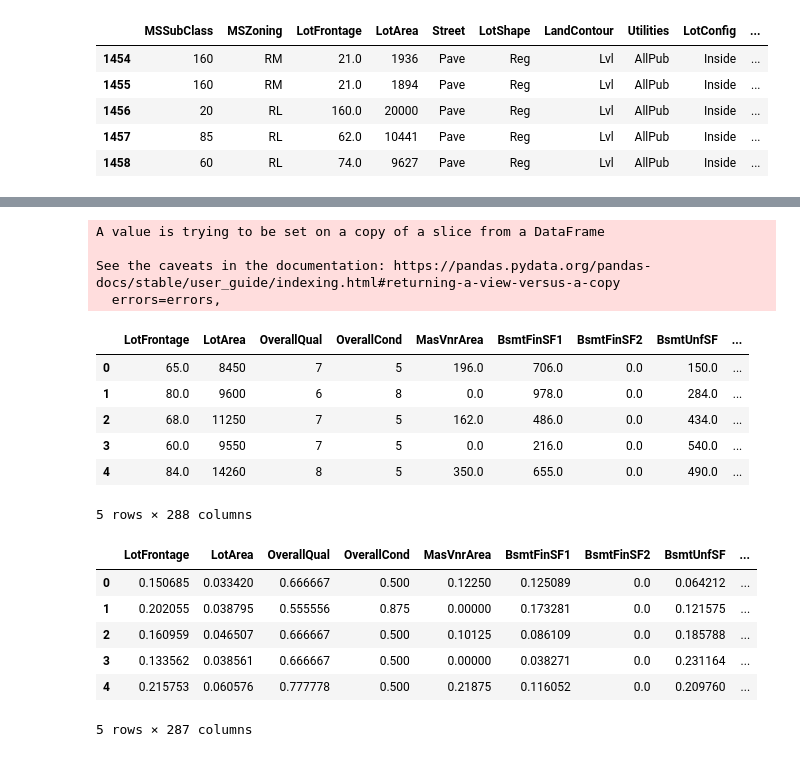
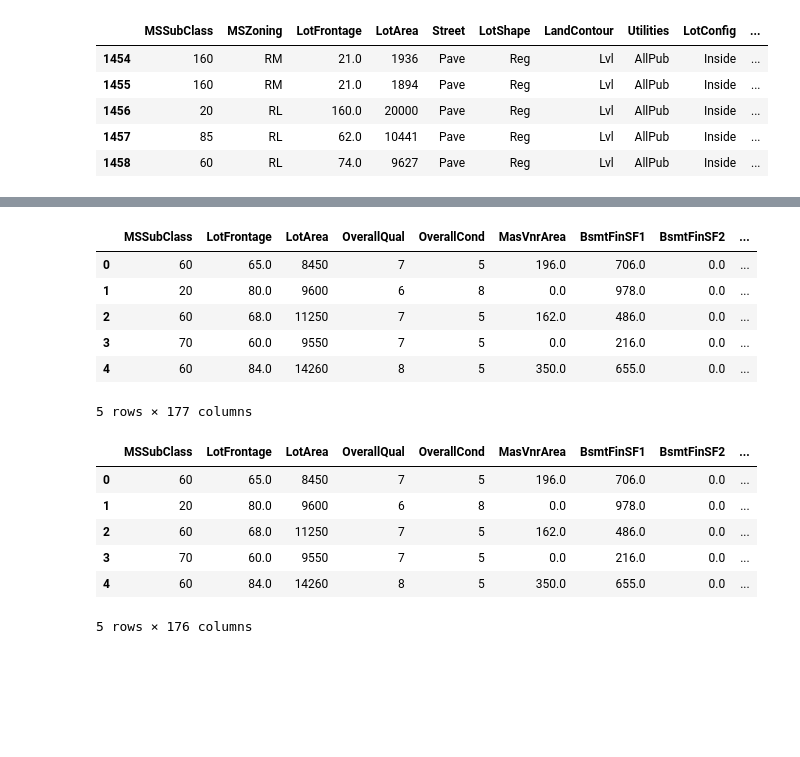
Before and after one commit to galib96/housing-price-prediction-regression, a Jupyter notebook: Housing Price Prediction Kaggle data set.ipynb, the cells around one changed output, grey strips where cells are left out. Saved outputs shown, nothing was run; the diff lists cells and outputs as text; code cells hidden in the pictures; blank space fills up the shorter version.

```diff
--- a/Housing Price Prediction Kaggle data set.ipynb
+++ b/Housing Price Prediction Kaggle data set.ipynb
@@ -361,8 +342,8 @@ df_train.head()
 # %%
 # concatenating training and test data.
 
-df_train_test = pd.concat([df_train, df_test], axis=0)
-df_train_test.head()
+train_test_df = pd.concat([df_train, df_test], axis=0)
+train_test_df.head()
 # %% [output]
 |  | MSSubClass | MSZoning | LotFrontage | LotArea | Street | LotShape | LandContour | Utilities | LotConfig | ... |
 | 0 | 60 | RL | 65.0 | 8450 | Pave | Reg | Lvl | AllPub | Inside | ... |
@@ -390,13 +396,12 @@ df_train_test.shape
 # %%
 # convert categorical to numerical
 
-df_train_test = pd.get_dummies(df_train_test,columns=column_cat)
+train_test_df = dummy(column_cat)
 
-# dropping duplicated columns to avoid correlation problem
 
-df_train_test = df_train_test.loc[:,~df_train_test.columns.duplicated()]
+train_test_df = train_test_df.loc[:,~train_test_df.columns.duplicated()]
 
 # checking the shape of combined dataframe
 
-df_train_test.shape
+train_test_df.shape
 # %% [output]
@@ -414,56 +436,51 @@ df_train_test.head()
 # %%
 # extracting original training and test dataset from combined dataframe
 
-df_train = df_train_test.iloc[:1460,:]
-df_test = df_train_test.iloc[1460:,:]
-
-# dropping SalePrice column from Test data as it contains nothing.
-
-df_test.drop(columns=['SalePrice'], axis=1, inplace = True)
+df_train = train_test_df.iloc[:1460,:]
+df_test = train_test_df.iloc[1460:,:]
 
 # Getting all the columns names of test set to a list
 
-df_t_columns = list(df_test.columns)
+df_t_columns = list(train_test_df.columns)
 
 # positioning the SalePrice column in its original position in training set
 
-sale_price = df_train['SalePrice']
 df_train = df_train[df_t_columns]
 df_train['SalePrice'] = sale_price
 df_train.head()
 # %% [output]
+|  | MSSubClass | LotFrontage | LotArea | OverallQual | OverallCond | MasVnrArea | BsmtFinSF1 | BsmtFinSF2 | ... |
+| 0 | 60 | 65.0 | 8450 | 7 | 5 | 196.0 | 706.0 | 0.0 | ... |
+| 1 | 20 | 80.0 | 9600 | 6 | 8 | 0.0 | 978.0 | 0.0 | ... |
+| 2 | 60 | 68.0 | 11250 | 7 | 5 | 162.0 | 486.0 | 0.0 | ... |
+| 3 | 70 | 60.0 | 9550 | 7 | 5 | 0.0 | 216.0 | 0.0 | ... |
+| 4 | 60 | 84.0 | 14260 | 8 | 5 | 350.0 | 655.0 | 0.0 | ... |
-A value is trying to be set on a copy of a slice from a DataFrame
-
-See the caveats in the documentation: https://pandas.pydata.org/pandas-docs/stable/user_guide/indexing.html#returning-a-view-versus-a-copy
-  errors=errors,
+5 rows × 177 columns
-|  | LotFrontage | LotArea | OverallQual | OverallCond | MasVnrArea | BsmtFinSF1 | BsmtFinSF2 | BsmtUnfSF | ... |
-| 0 | 65.0 | 8450 | 7 | 5 | 196.0 | 706.0 | 0.0 | 150.0 | ... |
-| 1 | 80.0 | 9600 | 6 | 8 | 0.0 | 978.0 | 0.0 | 284.0 | ... |
-| 2 | 68.0 | 11250 | 7 | 5 | 162.0 | 486.0 | 0.0 | 434.0 | ... |
-| 3 | 60.0 | 9550 | 7 | 5 | 0.0 | 216.0 | 0.0 | 540.0 | ... |
-| 4 | 84.0 | 14260 | 8 | 5 | 350.0 | 655.0 | 0.0 | 490.0 | ... |
-5 rows × 288 columns
 # %%
 # min-max normalize data in training and test set
 
 df_train = df_train.apply(pd.to_numeric)
 df_test = df_test.apply(pd.to_numeric)
 
-df_train = (df_train - df_train.min())/(df_train.max() - df_train.min())
-df_test = (df_test - df_train.min()/(df_train.max() - df_train.min()))
+# norm_mean = df_train.mean()
+# norm_std = df_train.std()
+
+# df_train_norm = (df_train - norm_mean)/norm_std
+# df_test_norm = (df_test - norm_mean)/norm_std
 # %%
 # Extracting input features from training set
 
-X = df_train.iloc[:,:287]
+last_index = df_train.shape[1] - 1
+X = df_train.iloc[:,:last_index]
 X.head()
 # %% [output]
-|  | LotFrontage | LotArea | OverallQual | OverallCond | MasVnrArea | BsmtFinSF1 | BsmtFinSF2 | BsmtUnfSF | ... |
-| 0 | 0.150685 | 0.033420 | 0.666667 | 0.500 | 0.12250 | 0.125089 | 0.0 | 0.064212 | ... |
-| 1 | 0.202055 | 0.038795 | 0.555556 | 0.875 | 0.00000 | 0.173281 | 0.0 | 0.121575 | ... |
-| 2 | 0.160959 | 0.046507 | 0.666667 | 0.500 | 0.10125 | 0.086109 | 0.0 | 0.185788 | ... |
-| 3 | 0.133562 | 0.038561 | 0.666667 | 0.500 | 0.00000 | 0.038271 | 0.0 | 0.231164 | ... |
-| 4 | 0.215753 | 0.060576 | 0.777778 | 0.500 | 0.21875 | 0.116052 | 0.0 | 0.209760 | ... |
+|  | MSSubClass | LotFrontage | LotArea | OverallQual | OverallCond | MasVnrArea | BsmtFinSF1 | BsmtFinSF2 | ... |
+| 0 | 60 | 65.0 | 8450 | 7 | 5 | 196.0 | 706.0 | 0.0 | ... |
+| 1 | 20 | 80.0 | 9600 | 6 | 8 | 0.0 | 978.0 | 0.0 | ... |
+| 2 | 60 | 68.0 | 11250 | 7 | 5 | 162.0 | 486.0 | 0.0 | ... |
+| 3 | 70 | 60.0 | 9550 | 7 | 5 | 0.0 | 216.0 | 0.0 | ... |
+| 4 | 60 | 84.0 | 14260 | 8 | 5 | 350.0 | 655.0 | 0.0 | ... |
-5 rows × 287 columns
+5 rows × 176 columns
 # %%
 # Extracting output features from training set
 
```
Also changed, not shown: parts of 20 cells of this notebook.
